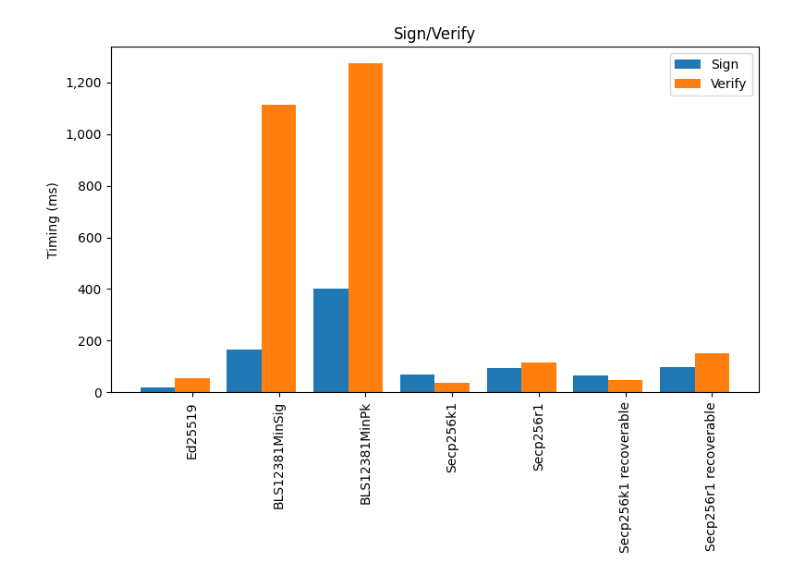
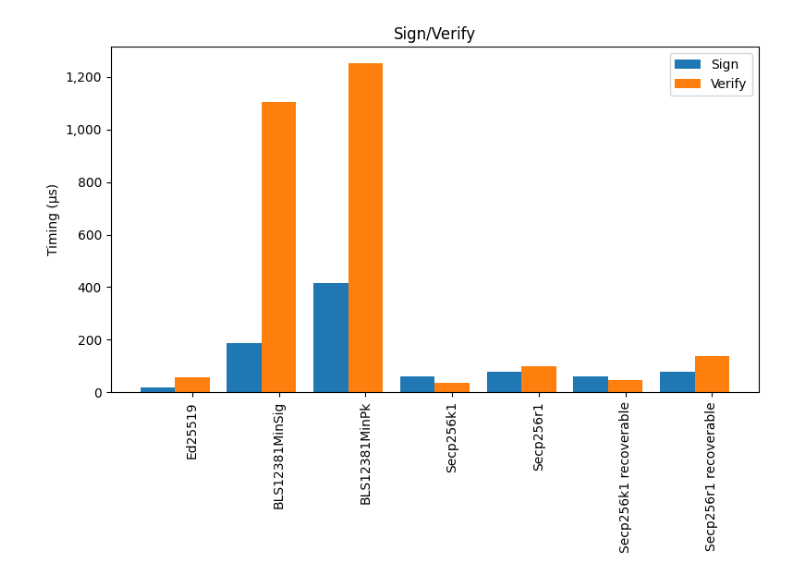
Before and after one commit to jonas-lj/fastcrypto-analyzer, a Jupyter notebook: notebook.ipynb, the cells around one changed output. Cells and saved outputs as stored; diff of their text form; code cells hidden in the pictures.

```diff
--- a/notebook.ipynb
+++ b/notebook.ipynb
@@ -5,7 +5,7 @@ import matplotlib
 from urllib.request import urlopen
 import numpy as np
 # %%
-commit = "a13997fb8f87576cf7fe88f26c9238e4a2f6279e"
+commit = "dd5adb669b895785d3f34abc562fca26c943154a"
 short_commit = commit[0:6]
 
 # Load data
@@ -104,32 +104,32 @@ plt.savefig("batch-" + short_commit + ".svg")
 # %%
 # Plot signing
 
 fig, ax = plt.subplots(figsize=(8, 6))
 width = 0.4
 
 group = "Sign"
 d = data[group]
 
 schemes, y, lower_bound, upper_bound = get_series(group)
 x = np.arange(len(schemes)) - width / 2
 ax.bar(x, y, width, label = group)
 
 group = "Verify"
 d = data[group]
 schemes, y, lower_bound, upper_bound = get_series(group)
 x = np.arange(len(schemes)) + width / 2
 ax.bar(x, y, width, label = group)
 
 ax.set_title("Sign/Verify")
-ax.set_ylabel('Timing (ms)')
+ax.set_ylabel('Timing (µs)')
 ax.legend()
 ax.yaxis.set_major_formatter(matplotlib.ticker.StrMethodFormatter('{x:,.0f}'))
 ax.set_ylim(ymin=0)
 
 ax.set_xticks(x, d.keys());
 plt.xticks(rotation=90)
 
 plt.tight_layout()
 plt.savefig("signatures-" + short_commit + ".svg")
 # %% [output]
-[figure, old version]
+[figure, new version]
```
Also changed, not shown: parts of 3 cells of this notebook.
